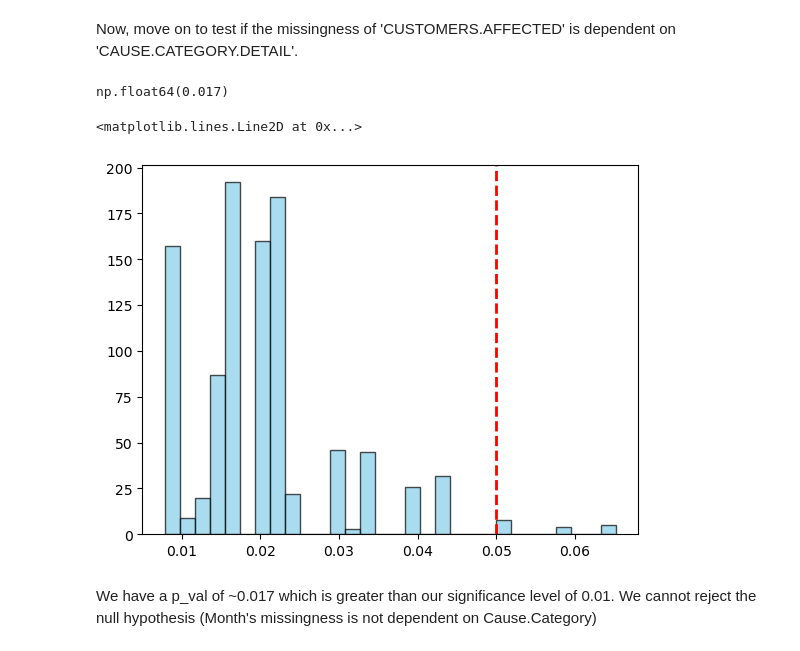
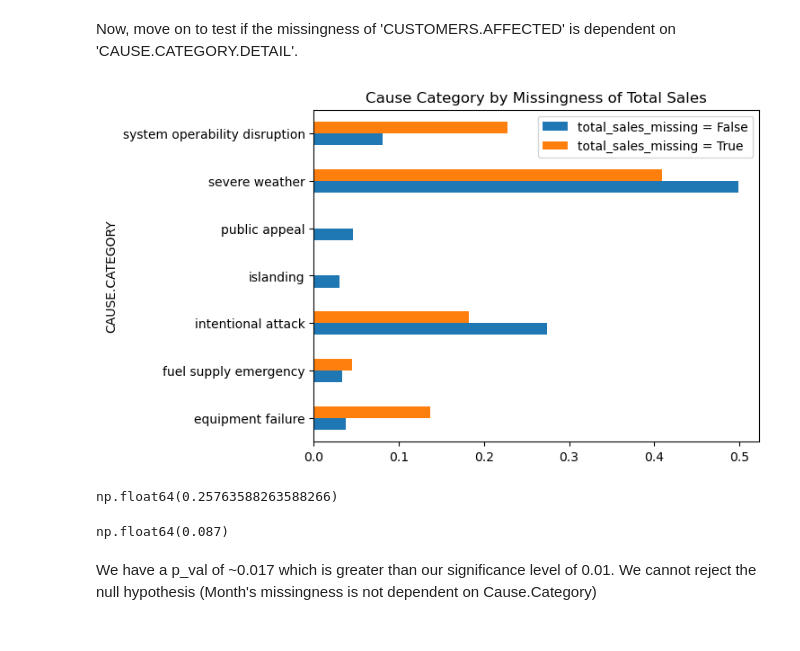
Before and after one commit to ethanlam101/Exploring-Power-Outages, a Jupyter notebook: exploration.ipynb, the cells around one changed output. Saved outputs shown, nothing was run; the diff lists cells and outputs as text; code cells hidden in the pictures.

```diff
--- a/exploration.ipynb
+++ b/exploration.ipynb
@@ -415,16 +480,18 @@ plt.axvline(obs_detail, color='red', linestyle='--', linewidth=2)
 We have a p_val of 0, which means we can reject the null hypothesis of no dependence between the missingness of 'CAUSE.CATEGORY.DETAIL' and 'CAUSE.CATEGORY'. These two columns are highly likely to be dependent on one another.
 # %% [markdown]
 Now, move on to test if the missingness of 'CUSTOMERS.AFFECTED' is dependent on 'CAUSE.CATEGORY.DETAIL'.
-# %%
-stats_month = permutation(missing_columns, 'CAUSE.CATEGORY', 'month_missing', max_min_test_stat)
-obs_month = max_min_test_stat(missing_columns.groupby('CAUSE.CATEGORY')['month_missing'].mean())
-p_val_month = np.mean(stats_month >= obs_month)
-p_val_month
-# %% [output]
-np.float64(0.017)
-# %%
-plt.hist(stats_month, bins=30, color='skyblue', edgecolor='k', alpha=0.7, label='Permutation Distribution')
-plt.axvline(obs_month, color='red', linestyle='--', linewidth=2)
-# %% [output]
-<matplotlib.lines.Line2D at 0x...>
-[figure, removed]
+# %%
+total_sales_dist = (missing_columns
+               .pivot_table(index='CAUSE.CATEGORY', columns='total_sales_missing', aggfunc='size')
+)
+total_sales_dist.columns = ['total_sales_missing = False', 'total_sales_missing = True']
+total_sales_dist = total_sales_dist.fillna(0)
+total_sales_dist = total_sales_dist / total_sales_dist.sum()
+customer_dist_plot = total_sales_dist.plot(kind='barh', title='Cause Category by Missingness of Total Sales')
+# %% [output]
+[figure, added]
+# %%
+obs_total_sales = tvd(total_sales_dist['total_sales_missing = False'], total_sales_dist['total_sales_missing = True'])
+obs_total_sales
+# %% [output]
+np.float64(0.25763588263588266)
@@ -430,0 +501,4 @@ plt.axvline(obs_month, color='red', linestyle='--', linewidth=2)
+# %%
+p_val_total_sales
+# %% [output]
+np.float64(0.087)
```
Also changed, not shown: parts of 19 cells of this notebook, 5 other files.
